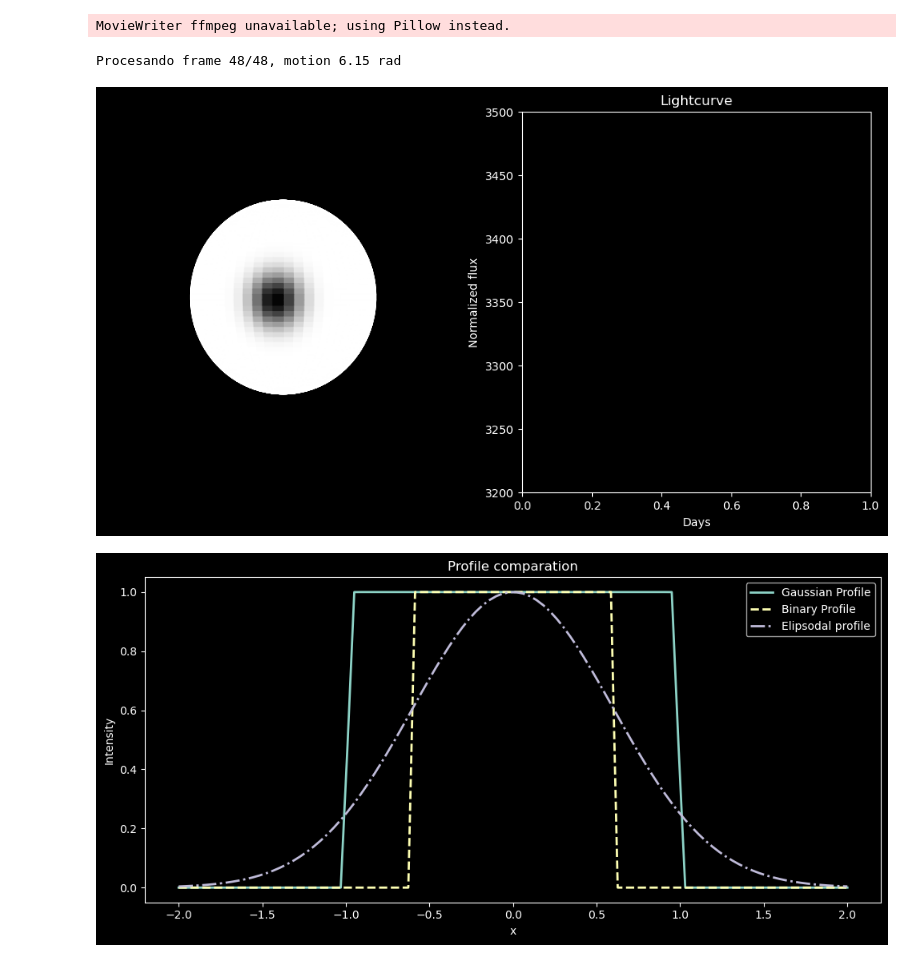
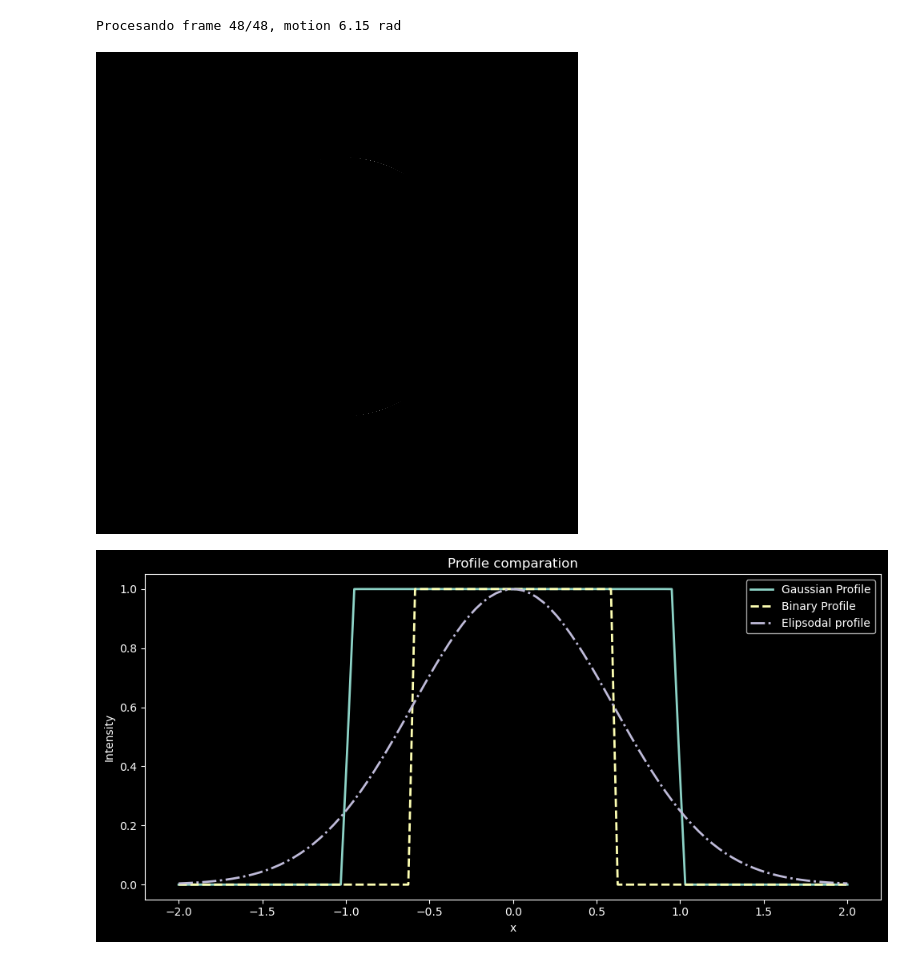
Before and after one commit to Ruben94astro/Tesis, a Jupyter notebook: mask function spot2.ipynb, the cells around one changed output. Drawn from its saved outputs; the diff is of its cells as text; code cells hidden in the pictures.

```diff
--- a/mask function spot2.ipynb
+++ b/mask function spot2.ipynb
@@ -10,6 +10,8 @@ from mpl_toolkits.mplot3d import Axes3D
 from matplotlib import animation
 from sklearn.preprocessing import normalize
 import astropy.units as u
+import os
+os.makedirs("frames", exist_ok=True)
 #functions
 
 # convertion function
@@ -80,7 +82,7 @@ def spot_mask_hard(theta_mesh, spot_theta_rad, phi_mesh, spot_phi_rad, radius_ra
 #animation Function
 #@profile
 def animate(i, gray_texture, mu, spot_theta_rad, spot_phi_rad, spot_radius_rad,
-            theta_mesh, phi_mesh, x, y, z, ax_sphere, elev, azim, ax_curve, line_curve, fluxes, total_frames):
+            theta_mesh, phi_mesh, x, y, z, ax_sphere, elev, azim, fluxes, total_frames):#ax_curve, line_curve, fluxes, total_frames):
     """ Function where is created the motion and call functions"""
 
 
@@ -91,11 +93,11 @@ def animate(i, gray_texture, mu, spot_theta_rad, spot_phi_rad, spot_radius_rad,
     ax_sphere.view_init(elev=elev, azim=azim)
     texture = np.copy(gray_texture)
 
-    spot_theta_motion = (spot_theta_rad + angular_velocity*i*cadence_time.to(u.day))
+    spot_theta_motion = spot_theta_rad*u.rad + angular_velocity*i*cadence_time.to(u.day)
 
-    spot_mask_motion = spot_mask(theta_mesh, spot_theta_motion, phi_mesh, spot_phi_rad)
+    #spot_mask_motion = spot_mask(theta_mesh, spot_theta_motion, phi_mesh, spot_phi_rad)
 
-    #spot_mask_motion = spot_mask_binary(theta_mesh, spot_theta_motion, phi_mesh, spot_phi_rad, spot_radius_rad)
+    spot_mask_motion = spot_mask_binary(theta_mesh, spot_theta_motion, phi_mesh, spot_phi_rad, spot_radius_rad)
 
     #spot_mask_motion = spot_mask_hard(theta_mesh, spot_theta_motion, phi_mesh, spot_phi_rad, spot_radius_rad)
 
@@ -115,25 +117,30 @@ def animate(i, gray_texture, mu, spot_theta_rad, spot_phi_rad, spot_radius_rad,
     # --- OPCIÓN 1: Flujo simple (suma directa de la zona visible)
     total_flux = np.sum(texture[visible_mask])
 
+
     #total_flux = np.sum(texture)
     fluxes.append(total_flux)
 
     #Normalized curve
     #fluxes_normalized = normalize([fluxes], norm="max")[0]
     #line_curve.set_data(np.arange(len(fluxes))*(cadence_time.to(u.day)).value, fluxes_normalized)
-    line_curve.set_data(np.arange(len(fluxes)), fluxes)
+    #line_curve.set_data(np.arange(len(fluxes)), fluxes)
 
     print(f"Procesando frame {i+1}/{total_frames}, motion {spot_theta_motion:.2f}",  end='\r')  # -------> to see the process
+    # 🔽 Aquí es donde guardás el PNG de cada frame
+    filename = f"frames/frame_{i:03d}.png"
+    plt.savefig(filename, dpi=150, bbox_inches='tight', pad_inches=0)
 
 
 
-    return[surf, line_curve]
+    #return[surf, line_curve]
+    return[surf]
 
 if __name__ == '__main__':
 
     # Stellar parameters
     r = 1* u.R_sun
-    res = 60#--->resolution
+    res = 100#--->resolution
     constant = 0.8  # limb darkening coefficient
     rotation_period = 1* u.day #--->rotation period of the star
 
@@ -144,7 +151,7 @@ if __name__ == '__main__':
     # parameters position of the spot
     spot_theta_deg = 0 #------>Longitude
     spot_phi_deg = 90 #------>Latitude
-    spot_radius_deg = 20
+    spot_radius_deg = 113
 
     #parameters of how many days periods
     observing_baseline_days = 1* u.day#----> Observation time
@@ -180,56 +187,60 @@ if __name__ == '__main__':
     elev_rad = convertion_radians(elev)
     azim_rad = convertion_radians(azim)
 
     v_x = np.cos(elev_rad) * np.cos(azim_rad)
     v_y = np.cos(elev_rad) * np.sin(azim_rad)
     v_z = np.sin(elev_rad)
 
     # Limb darkening
     mu = (x * v_x + y * v_y + z * v_z) / r
     mu = np.clip(mu, 0, 1)
 
     lineal_darkening = limbdarkening(constant)
     #gray_texture *= lineal_darkening
 
     #motion of spot
     angular_velocity = spot_theta(rotation_period, spot_phi_rad, relative_shear_coeff)#----->only calculate once
 
 
         #Creating list for fluxes
     fluxes = []
     # Figure
     plt.style.use('dark_background')# -----> dark background
     fig = plt.figure(figsize=(12, 6))
+    ax_sphere = fig.add_subplot(projection='3d')
+    #ax_sphere = fig.add_subplot(121, projection='3d')
+    #ax_curve = fig.add_subplot(122)
+    ax_sphere.set_box_aspect((0.98, 1, 0.95))#-------> symtries of the sun
 
-    ax_sphere = fig.add_subplot(121, projection='3d')
-    ax_curve = fig.add_subplot(122)
-    ax_sphere.set_box_aspect((0.98, 1, 0.95))#-------> symtries of the sun
     ax_sphere.set_axis_off()
 
-    ax_curve.set_title('Lightcurve', color='white')
-    ax_curve.set_xlabel('Days')
-    ax_curve.set_ylabel('Normalized flux')
-    ax_curve.set_xlim(0, total_frames*(cadence_time.to(u.day)).value)
-    #ax_curve.set_ylim(0.7, 1.05)
-    ax_curve.set_ylim(3200,3500)
-    ax_curve.set_facecolor('black')
-    line_curve, = ax_curve.plot([], [], color='orange')
+    #ax_curve.set_title('Lightcurve', color='white')
+    #ax_curve.set_xlabel('Days')
+    #ax_curve.set_ylabel('Normalized flux')
+    #ax_curve.set_xlim(0, total_frames*(cadence_time.to(u.day)).value)
+    #ax_curve.set_ylim(3200,3500)
+    #ax_curve.set_facecolor('black')
+    #line_curve, = ax_curve.plot([], [], color='orange')
 
+    for i in range(total_frames):
+        animate(i, gray_texture, mu, spot_theta_rad, spot_phi_rad, spot_radius_rad,
+            theta_mesh, phi_mesh, x, y, z, ax_sphere, elev, azim, fluxes, total_frames)
+        plt.savefig(f"frames/frame_{i:03d}.png", dpi=150)
+        #ax_sphere.clear()
+        #plt.close()
 
+    #for i in range(total_frames):
+     #   ani = animation.FuncAnimation(fig, animate, frames=total_frames, interval=60, blit=False, repeat=False,
+      #      fargs=(gray_texture, mu, spot_theta_rad, spot_phi_rad, spot_radius_rad,
+                   #theta_mesh, phi_mesh, x, y, z, ax_sphere, elev, azim, fluxes, total_frames)#ax_curve,
+                   #line_curve, fluxes, total_frames)
+       # )
 
-
-    ani = animation.FuncAnimation(
-        fig, animate, frames=total_frames, interval=60, blit=False, repeat=False,
-        fargs=(gray_texture, mu, spot_theta_rad, spot_phi_rad, spot_radius_rad,
-               theta_mesh, phi_mesh, x, y, z, ax_sphere, elev, azim, ax_curve,
-               line_curve, fluxes, total_frames)
-    )
-    ani.save('mask.gif', writer='ffmpeg', fps=20)
-    plt.show()
+        #ani.save('mask.gif', writer='ffmpeg', fps=20)
+        #plt.show()
 # %% [output]
-MovieWriter ffmpeg unavailable; using Pillow instead.
+Procesando frame 48/48, motion 6.15 rad
-Procesando frame 48/48, motion 6.15 rad
-[figure, old version]
+[figure, new version]
 # %%
 import numpy as np
 import matplotlib.pyplot as plt
```
Also changed, not shown: parts of 19 cells of this notebook.
